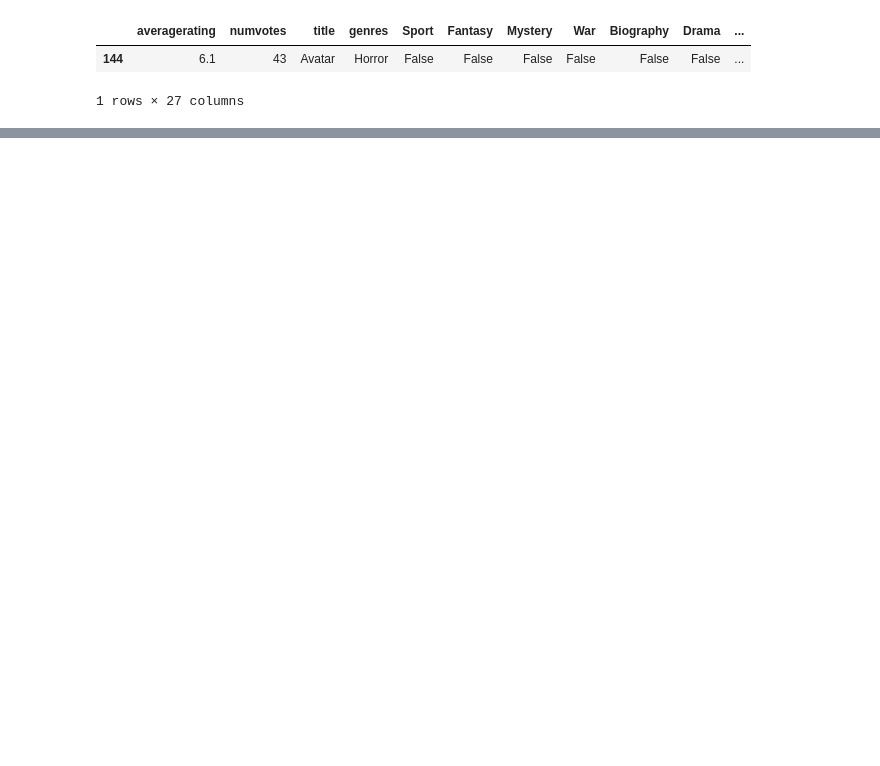
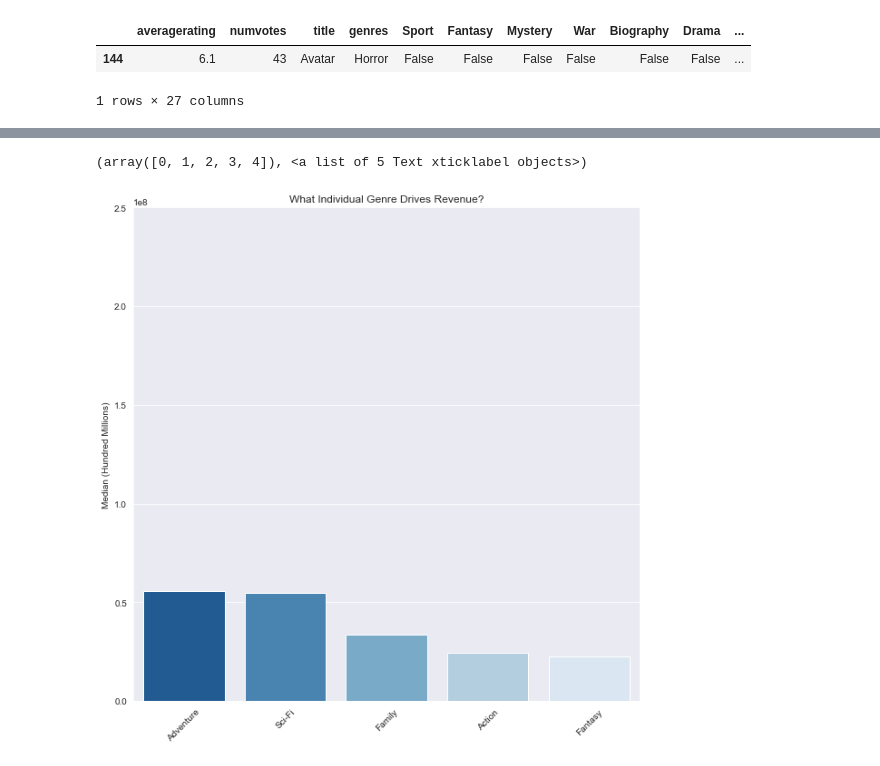
Before and after one commit to aharris2404/microsoft-movie-recommendations, a Jupyter notebook: visualizations/Full_gross_viz.ipynb, the cells around one changed output, grey strips where cells are left out. Drawn from its saved outputs; the diff is of its cells as text; code cells hidden in the pictures; blank space fills up the shorter version.

```diff
--- a/visualizations/Full_gross_viz.ipynb
+++ b/visualizations/Full_gross_viz.ipynb
@@ -95,0 +115,17 @@ table1
+# %%
+def genre_descriptive_stats(df, key_col): #key_column will be what we want to run descriptive stats on
+    mean = np.ndarray(0)
+    median = np.ndarray(0)
+    std = np.ndarray(0)
+
+    df_columns_to_use = df.columns[4:-5] #change this as needed
+
+    for i, genre in enumerate(df_columns_to_use):
+        mean = np.append(mean, df[key_col].loc[df[genre]].mean())
+        median = np.append(median, df[key_col].loc[df[genre]].median())
+        std = np.append(std, df[key_col].loc[df[genre]].std())
+    d1 = np.append([mean], [median], axis=0)
+    d2 = np.append(d1, [std], axis=0)
+    d3 = np.transpose(d2)
+    descr_stats_df = pd.DataFrame(data=d3, columns=['mean', 'median', 'standard_deviation'], index=list(df_columns_to_use))
+    return descr_stats_df
@@ -95,0 +172,6 @@ table1
+# %%
+dom_gross_stats = genre_descriptive_stats(df, 'dom_gross')
+# %%
+top_5_median_dom_gross = dom_gross_stats.sort_values('median', ascending=False)
+top_5_median_dom_gross = top_5_median_dom_gross.iloc[:5]
+top_5_median_dom_gross
@@ -95,0 +185,10 @@ table1
+# %%
+fig, ax = plt.subplots(figsize=(10,10))
+sns.barplot(x=top_5_median_dom_gross.index, y=top_5_median_dom_gross["median"], palette='Blues_r')
+plt.ylim(0, 250000000.00)
+plt.ylabel('Median (Hundred Millions)')
+plt.title('What Individual Genre Drives Revenue?')
+plt.xticks(rotation=45)
+# %% [output]
+(array([0, 1, 2, 3, 4]), <a list of 5 Text xticklabel objects>)
+[figure, added]
```
Also changed, not shown: parts of 22 cells of this notebook, 2 other files.
